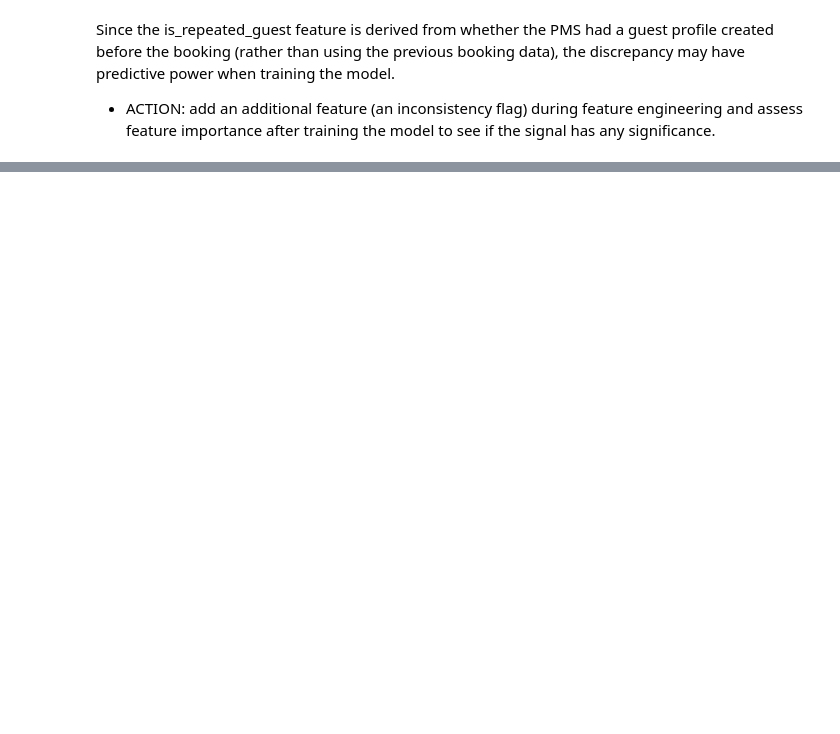
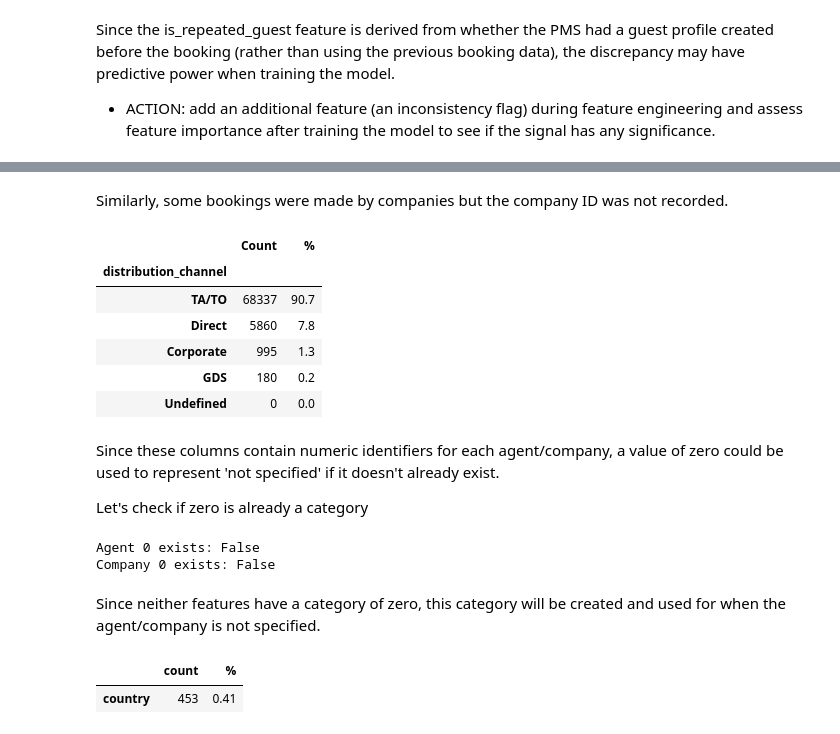
Before and after one commit to lowrycode/hotel-bookings, a Jupyter notebook: jupyter_notebooks/02_eda_and_cleaning.ipynb, the cells around one changed output, grey strips where cells are left out. Drawn from its saved outputs; the diff is of its cells as text; code cells hidden in the pictures; blank space fills up the shorter version.

```diff
--- a/jupyter_notebooks/02_eda_and_cleaning.ipynb
+++ b/jupyter_notebooks/02_eda_and_cleaning.ipynb
@@ -751,0 +1343,32 @@ Since the is_repeated_guest feature is derived from whether the PMS had a guest
+# %% [markdown]
+Similarly, some bookings were made by companies but the company ID was not recorded.
+# %%
+summary = value_counts_and_percentages(df[df['company'].isna()].drop_duplicates(), ['distribution_channel'])
+summary
+# %% [output]
+|  | Count | % |
+| distribution_channel |  |  |
+| TA/TO | 68337 | 90.7 |
+| Direct | 5860 | 7.8 |
+| Corporate | 995 | 1.3 |
+| GDS | 180 | 0.2 |
+| Undefined | 0 | 0.0 |
+# %% [markdown]
+Since these columns contain numeric identifiers for each agent/company, a value of zero could be used to represent 'not specified' if it doesn't already exist.
+
+Let's check if zero is already a category
+# %%
+print('Agent 0 exists:', (df['agent'] == 0).any())
+print('Company 0 exists:', (df['company'] == 0).any())
+# %% [output]
+Agent 0 exists: False
+Company 0 exists: False
+# %% [markdown]
+Since neither features have a category of zero, this category will be created and used for when the agent/company is not specified.
+# %%
+df['agent'] = df['agent'].cat.add_categories([0]).fillna(0)
+df['company'] = df['company'].cat.add_categories([0]).fillna(0)
+summarise_missing_data()
+# %% [output]
+|  | count | % |
+| country | 453 | 0.41 |
```
Also changed, not shown: parts of 76 cells of this notebook.
